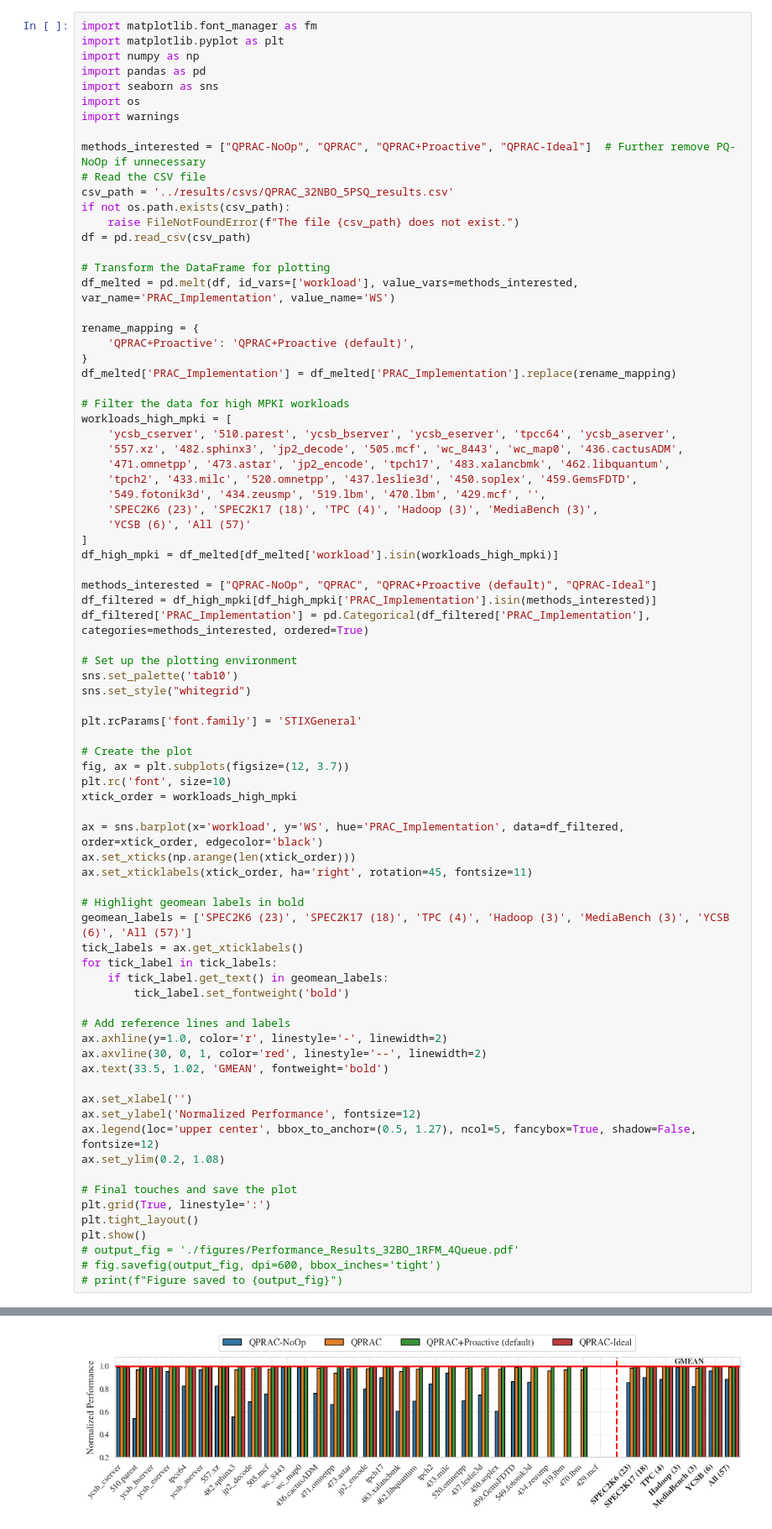
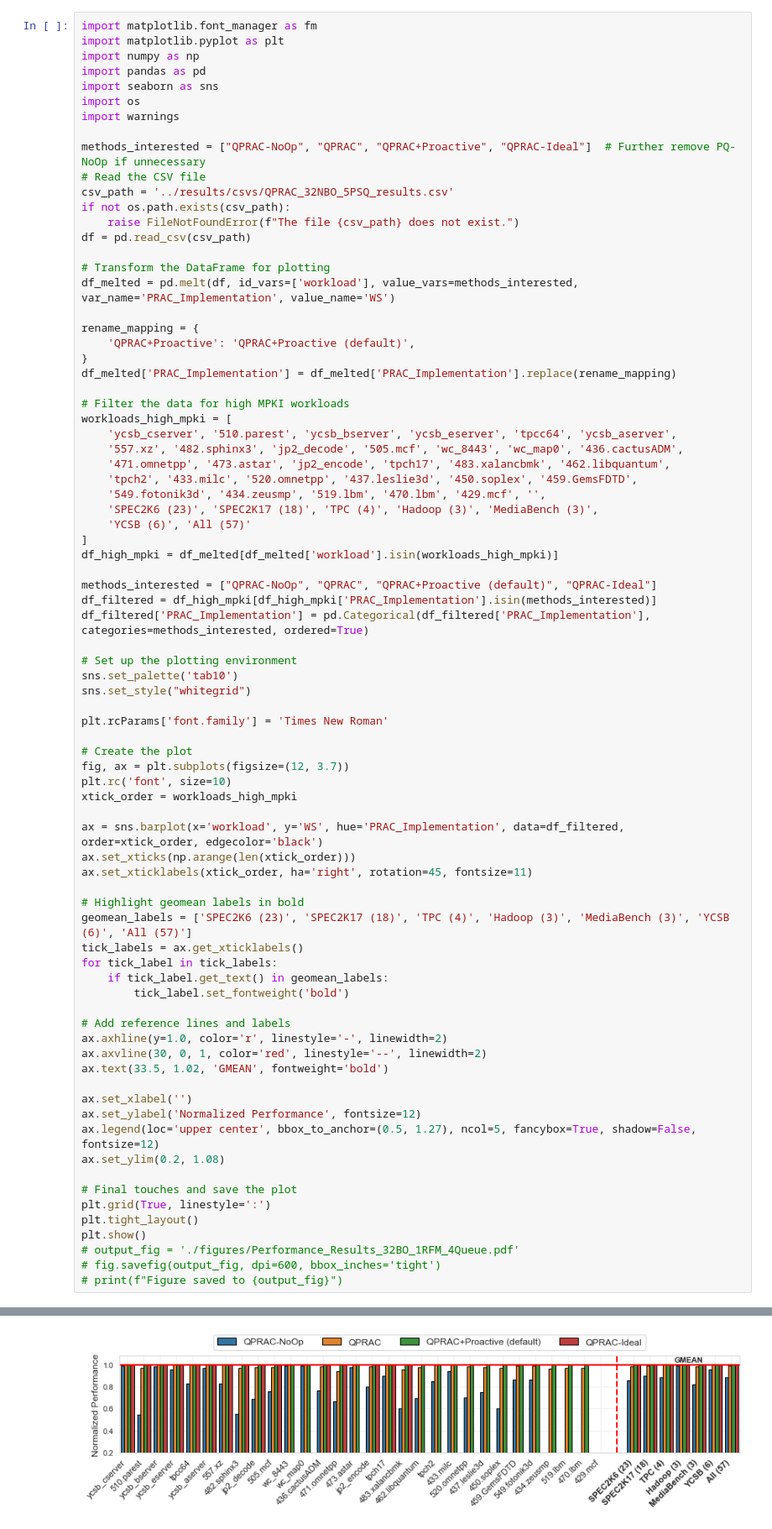
Before and after one commit to sith-lab/qprac, a Jupyter notebook: perf_analysis/plot_scripts/plot_test.ipynb, the cells around one changed output, grey strips where cells are left out. Shown at 84% size. Cells and saved outputs as stored; diff of their text form.

Commit message:
modify the font for figures

```diff
--- a/perf_analysis/plot_scripts/plot_test.ipynb
+++ b/perf_analysis/plot_scripts/plot_test.ipynb
@@ -42,7 +42,7 @@ df_filtered['PRAC_Implementation'] = pd.Categorical(df_filtered['PRAC_Implementa
 sns.set_palette('tab10')
 sns.set_style("whitegrid")
 
-plt.rcParams['font.family'] = 'STIXGeneral'
+plt.rcParams['font.family'] = 'Times New Roman'
 
 # Create the plot
 fig, ax = plt.subplots(figsize=(12, 3.7))
@@ -81 +82 @@ plt.show()
-[figure, old version]
+[figure, new version]
```
Also changed, not shown: parts of 1 cell of this notebook, 1 other file.
